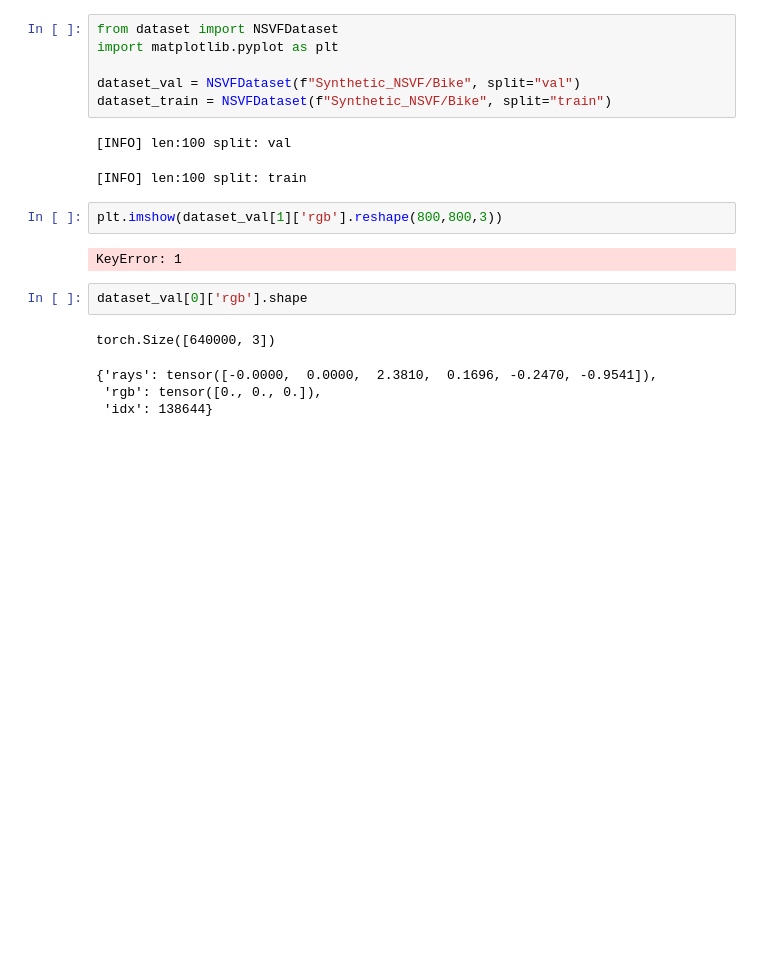
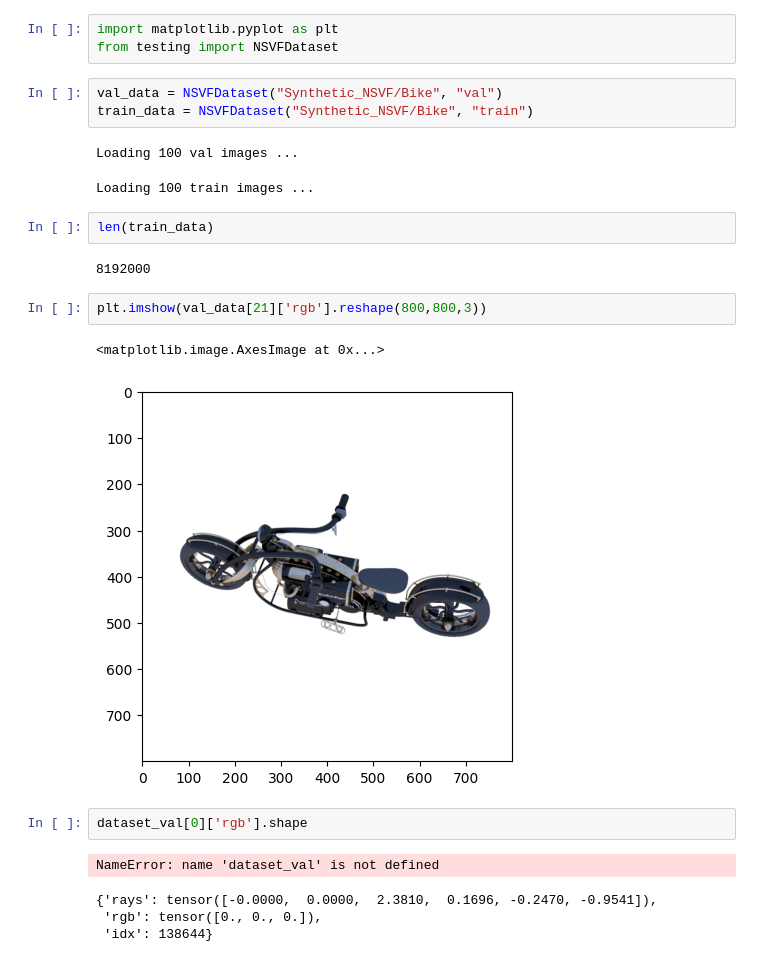
Before and after one commit to stanleyedward/ngp_torch, a Jupyter notebook: test.ipynb, the cells around one changed output. Cells and saved outputs as stored; diff of their text form; blank space fills up the shorter version.

Commit message:
dataset testing'

```diff
--- a/test.ipynb
+++ b/test.ipynb
@@ -1,20 +1,25 @@
+# %%
+import matplotlib.pyplot as plt
+from testing import NSVFDataset
 # %%
-from dataset import NSVFDataset
-import matplotlib.pyplot as plt
-
-dataset_val = NSVFDataset(f"Synthetic_NSVF/Bike", split="val")
-dataset_train = NSVFDataset(f"Synthetic_NSVF/Bike", split="train")
+val_data = NSVFDataset("Synthetic_NSVF/Bike", "val")
+train_data = NSVFDataset("Synthetic_NSVF/Bike", "train")
 # %% [output]
-[INFO] len:100 split: val
+Loading 100 val images ...
-[INFO] len:100 split: train
+Loading 100 train images ...
+# %%
+len(train_data)
+# %% [output]
+8192000
 # %%
-plt.imshow(dataset_val[1]['rgb'].reshape(800,800,3))
+plt.imshow(val_data[21]['rgb'].reshape(800,800,3))
 # %% [output]
-KeyError: 1
+<matplotlib.image.AxesImage at 0x...>
+[figure, added]
 # %%
 dataset_val[0]['rgb'].shape
 # %% [output]
-torch.Size([640000, 3])
+NameError: name 'dataset_val' is not defined
 # %%
 # %% [output]
 {'rays': tensor([-0.0000,  0.0000,  2.3810,  0.1696, -0.2470, -0.9541]),
```
Also changed, not shown: 2 other files.
